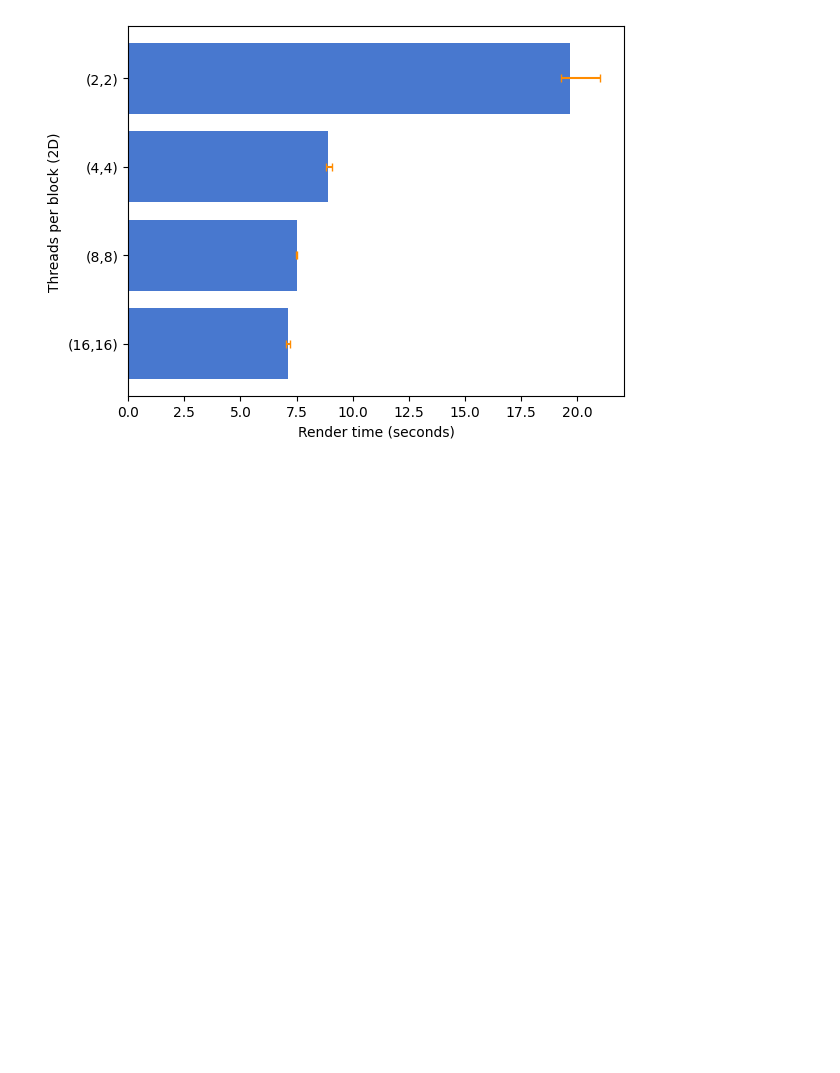
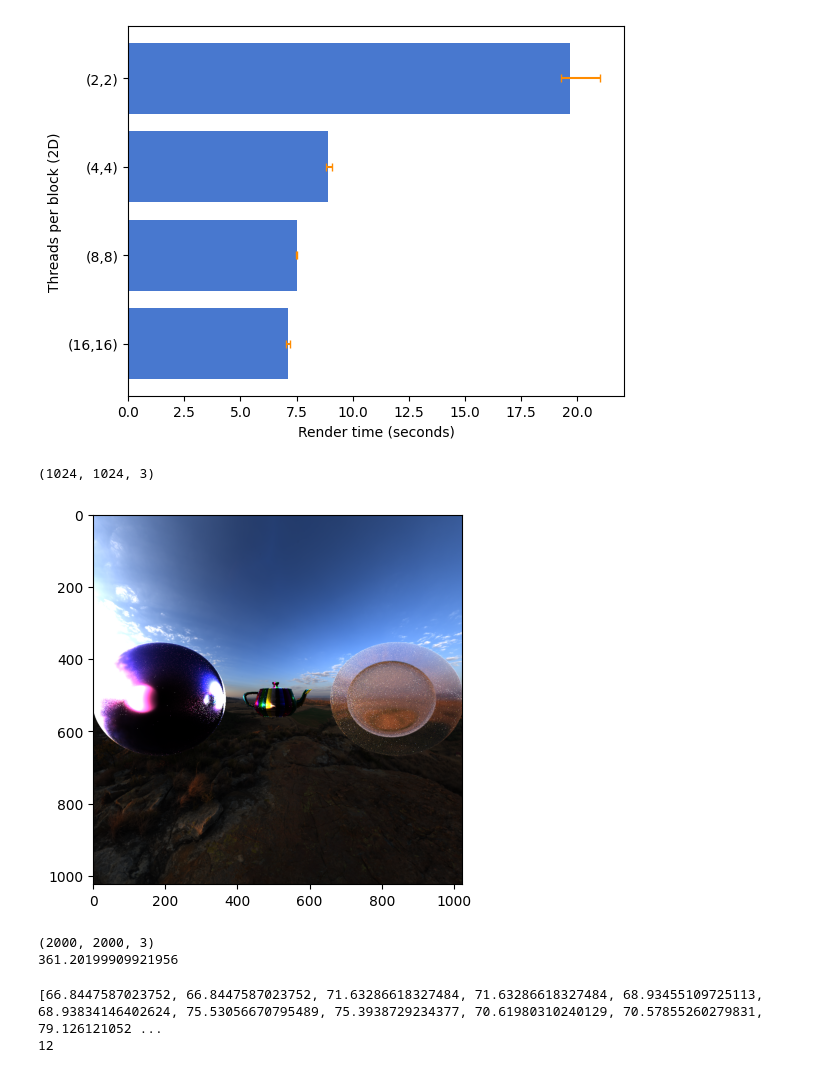
Before and after one commit to Paroxysmisch/path-tracer, a Jupyter notebook: evaluation/evaluation.ipynb, the cells around one changed output. Drawn from its saved outputs; the diff is of its cells as text; code cells hidden in the pictures; blank space fills up the shorter version.

Commit message:
Collected and plotted all necessary data

```diff
--- a/evaluation/evaluation.ipynb
+++ b/evaluation/evaluation.ipynb
@@ -7,3 +16,11 @@ import tikzplotlib
+# %%
+mpl.use("pgf")
+mpl.rcParams.update({
+    "pgf.texsystem": "pdflatex",
+    'font.family': 'serif',
+    'text.usetex': True,
+    'pgf.rcfonts': False,
+})
 # %%
 print(plt.style.available)
 # %% [output]
@@ -76,3 +93,12 @@ ax.set_ylabel('Threads per block (2D)')
 tikzplotlib.save("tiling_patterns.tex")
 # %% [output]
 [figure]
+# %%
+img = cv2.imread('../build/0_ground.exr', cv2.IMREAD_ANYCOLOR | cv2.IMREAD_ANYDEPTH)
+img = cv2.cvtColor(img, cv2.COLOR_BGR2RGB)
+img = np.clip(img, 0, 1)
+plt.imshow(img)
+print(img.shape)
+# %% [output]
+(1024, 1024, 3)
+[figure, added]
@@ -78,0 +116,40 @@ tikzplotlib.save("tiling_patterns.tex")
+# %%
+image_names = ['1_4_off_16.exr', '1_4_on_16.exr', '1_4_off_16_denoised.exr', '1_4_on_16_denoised.exr', '1_128_off_16.exr', '1_128_on_16.exr', '1_128_off_16_denoised.exr', '1_128_on_16_denoised.exr', '1_1024_off_16.exr', '1_1024_on_16.exr', '1_1024_off_16_denoised.exr', '1_1024_on_16_denoised.exr']
+data = []
+
+ground_truth_image = '../build/1_ground_16384_denoised.exr'
+img = cv2.imread(ground_truth_image, cv2.IMREAD_ANYCOLOR | cv2.IMREAD_ANYDEPTH)
+img = cv2.cvtColor(img, cv2.COLOR_BGR2RGB)
+img = np.clip(img, 0, 1)
+img[img == -inf] = 0
+img[img == inf] = 1
+plt.imshow(img)
+print(img.shape)
+print(cv2.PSNR(img, img))
+# %% [output]
+(2000, 2000, 3)
+361.20199909921956
+# %%
+data = []
+
+for image_name in image_names:
+    img_path = '../build/' + image_name
+    noisy_img = cv2.imread(img_path, cv2.IMREAD_ANYCOLOR | cv2.IMREAD_ANYDEPTH)
+    noisy_img = cv2.cvtColor(noisy_img, cv2.COLOR_BGR2RGB)
+    noisy_img = np.clip(noisy_img, 0, 1)
+    noisy_img[noisy_img == -inf] = 0
+    noisy_img[noisy_img == inf] = 1
+    signal_noise_ratios = []
+    tile_size = 50
+    image_size = 2000
+
+    data.append(cv2.PSNR(img, noisy_img))
+
+print(data)
+print(len(data))
+
+for i, v in enumerate(data):
+    data[i] = round(v, 1)
+# %% [output]
+[66.8447587023752, 66.8447587023752, 71.63286618327484, 71.63286618327484, 68.93455109725113, 68.93834146402624, 75.53056670795489, 75.3938729234377, 70.61980310240129, 70.57855260279831, 79.126121052 ...
+12
```
Also changed, not shown: parts of 9 cells of this notebook, 7 other files.
